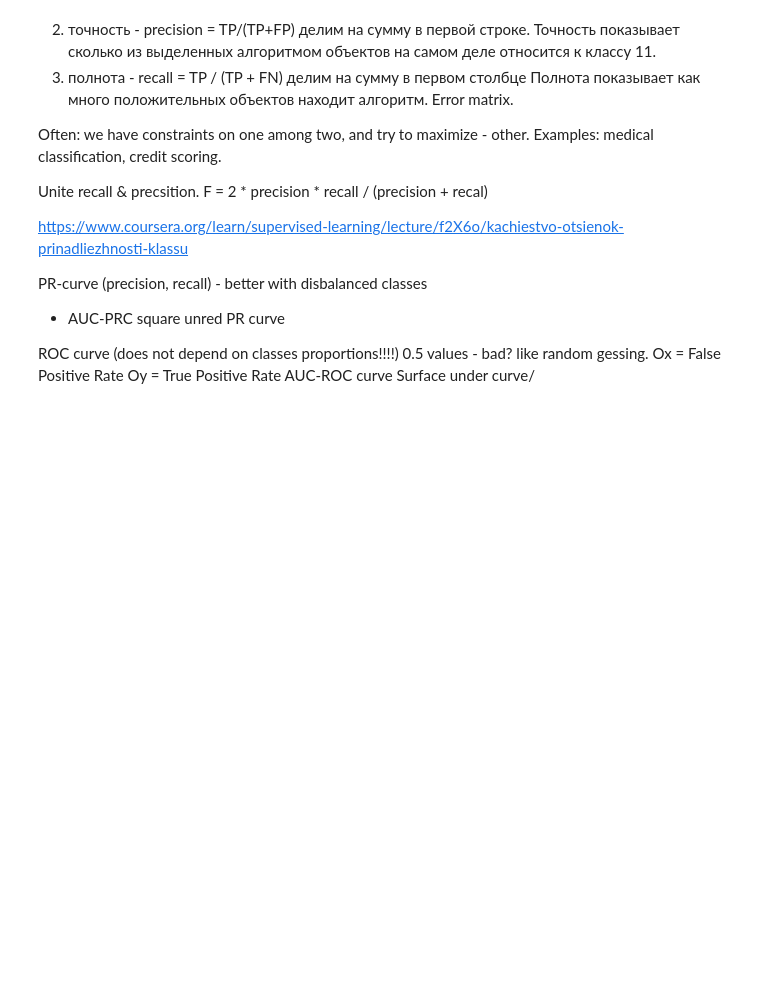
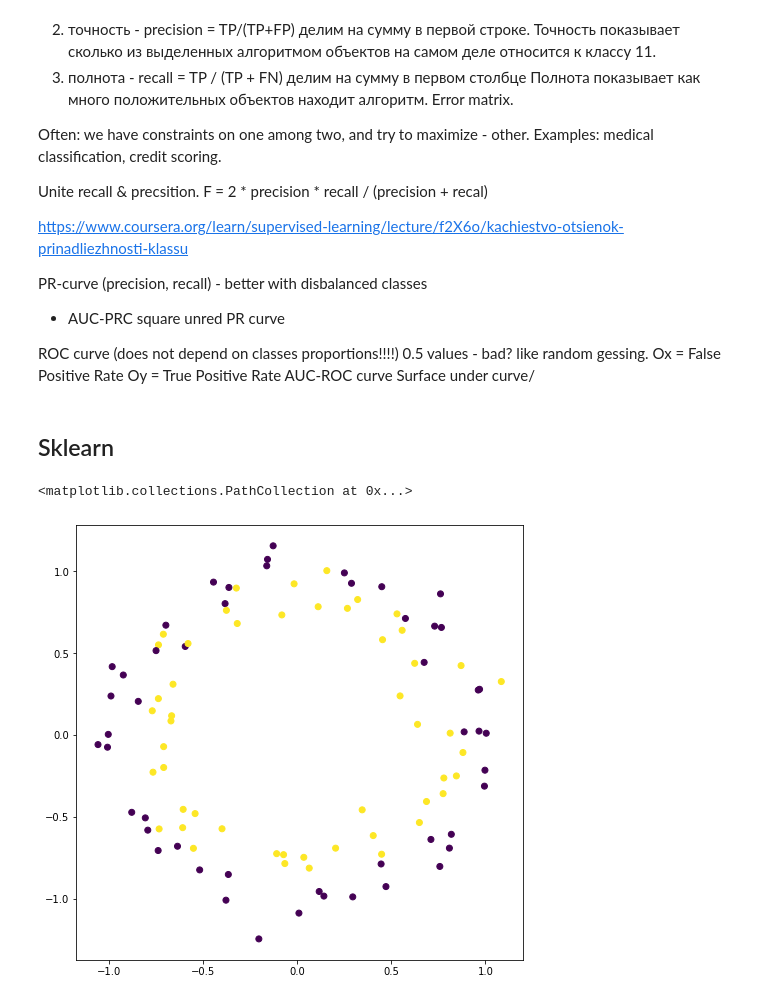
Before and after one commit to ZakharovAleksey/Study, a Jupyter notebook: Machine Learning/Yandex_specialization/general_notes.ipynb, the cells around one changed output. Drawn from its saved outputs; the diff is of its cells as text; code cells hidden in the pictures; blank space fills up the shorter version.

```diff
--- a/Machine Learning/Yandex_specialization/general_notes.ipynb
+++ b/Machine Learning/Yandex_specialization/general_notes.ipynb
@@ -0,0 +10,5 @@
+# %%
+data = datasets.load_iris()
+df = pd.DataFrame(data.data, columns=data.feature_names)
+target = data.target
+df.head()
@@ -56,0 +111,2 @@ Surface under curve/
+# %% [markdown]
+## Sklearn
@@ -56,0 +116,2 @@ Surface under curve/
+# %%
+data = datasets.make_circles(noise=0.1)
@@ -56,0 +120,6 @@ Surface under curve/
+# %%
+fig, ax = plt.subplots(figsize=(8, 8))
+ax.scatter(data[0][:,0], data[0][:,1], c=data[1])
+# %% [output]
+<matplotlib.collections.PathCollection at 0x...>
+[figure, added]
```
Also changed, not shown: parts of 12 cells of this notebook.
